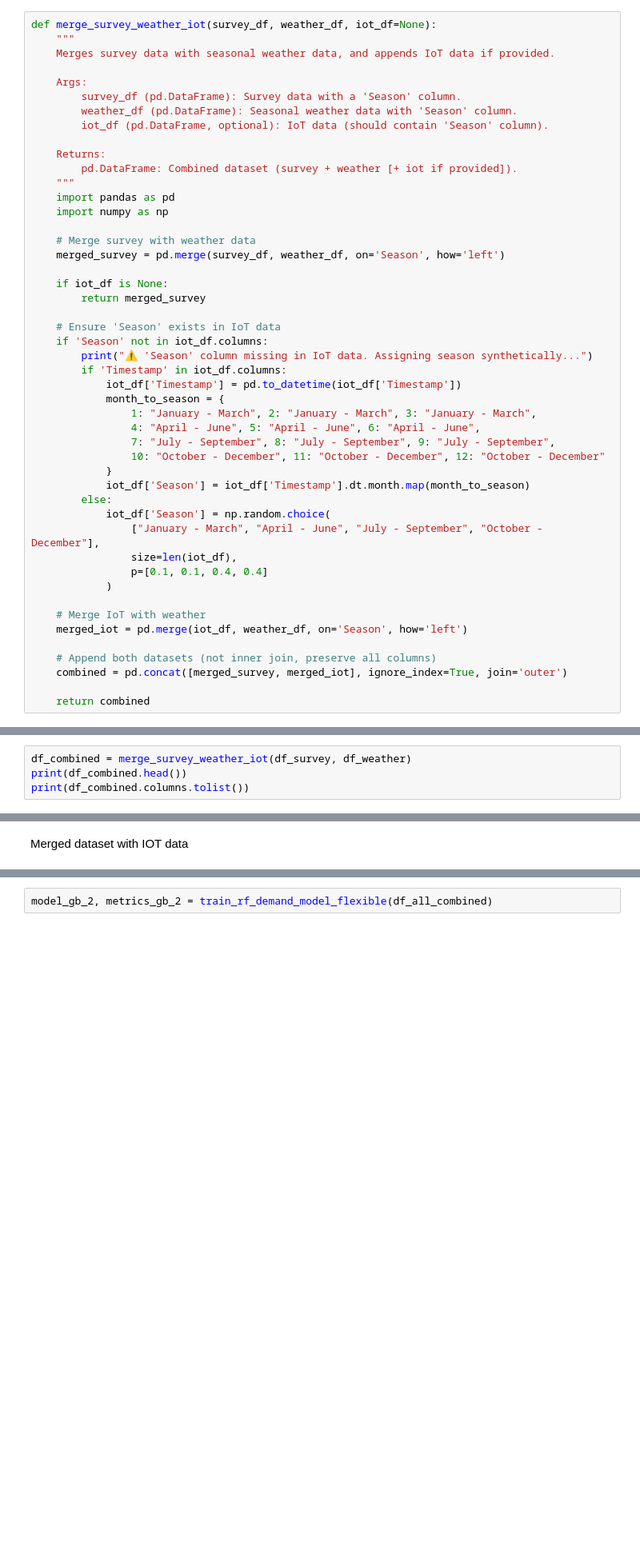
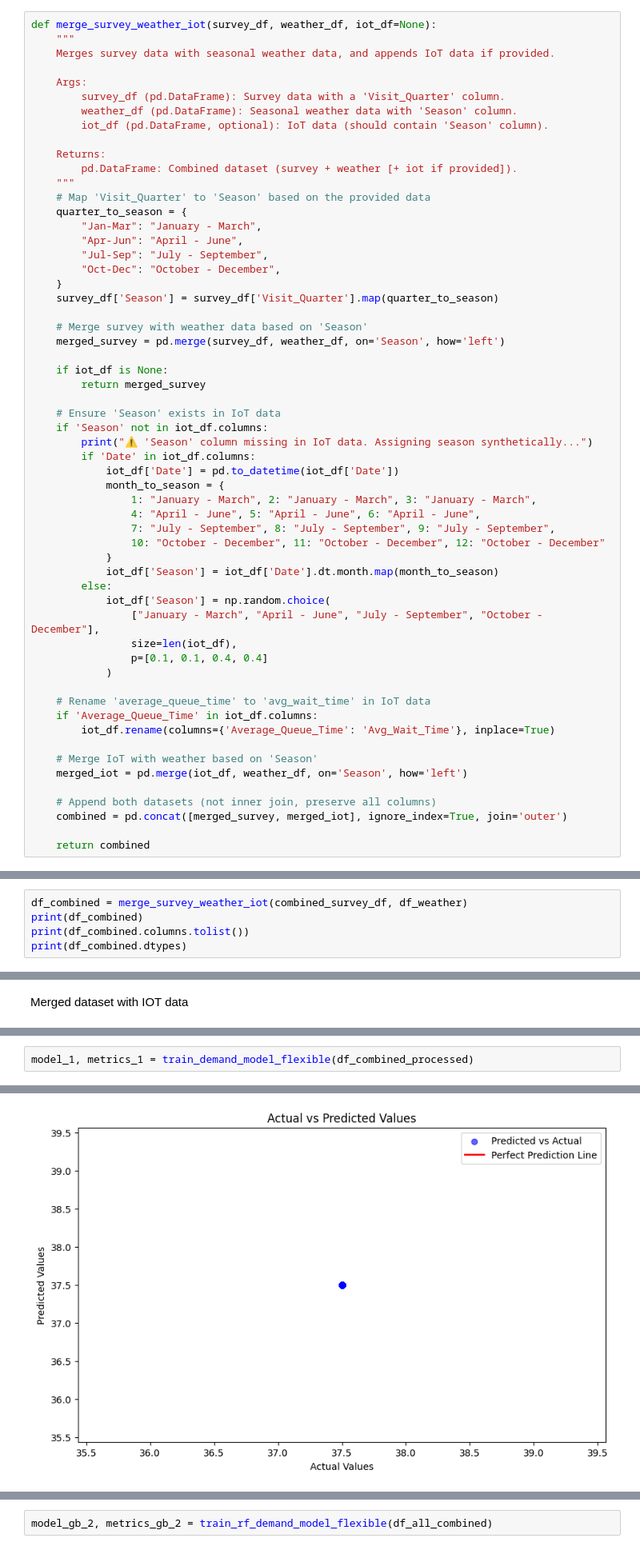
Before and after one commit to cheryllfid-s/data-science-guest-experience, a Jupyter notebook: Scripts/Subgroup_B/cecil predict demand model.ipynb, the cells around one changed output, grey strips where cells are left out. Shown at 80% size. Cells and saved outputs as stored; diff of their text form; blank space fills up the shorter version.

Commit message:
fixed modelling problem with demand prediction

```diff
--- a/Scripts/Subgroup_B/cecil predict demand model.ipynb
+++ b/Scripts/Subgroup_B/cecil predict demand model.ipynb
@@ -439,17 +561,23 @@ def merge_survey_weather_iot(survey_df, weather_df, iot_df=None):
     Merges survey data with seasonal weather data, and appends IoT data if provided.
 
     Args:
-        survey_df (pd.DataFrame): Survey data with a 'Season' column.
+        survey_df (pd.DataFrame): Survey data with a 'Visit_Quarter' column.
         weather_df (pd.DataFrame): Seasonal weather data with 'Season' column.
         iot_df (pd.DataFrame, optional): IoT data (should contain 'Season' column).
 
     Returns:
         pd.DataFrame: Combined dataset (survey + weather [+ iot if provided]).
     """
-    import pandas as pd
-    import numpy as np
+    # Map 'Visit_Quarter' to 'Season' based on the provided data
+    quarter_to_season = {
+        "Jan-Mar": "January - March",
+        "Apr-Jun": "April - June",
+        "Jul-Sep": "July - September",
+        "Oct-Dec": "October - December",
+    }
+    survey_df['Season'] = survey_df['Visit_Quarter'].map(quarter_to_season)
 
-    # Merge survey with weather data
+    # Merge survey with weather data based on 'Season'
     merged_survey = pd.merge(survey_df, weather_df, on='Season', how='left')
 
     if iot_df is None:
@@ -458,15 +586,15 @@ def merge_survey_weather_iot(survey_df, weather_df, iot_df=None):
     # Ensure 'Season' exists in IoT data
     if 'Season' not in iot_df.columns:
         print("⚠️ 'Season' column missing in IoT data. Assigning season synthetically...")
-        if 'Timestamp' in iot_df.columns:
-            iot_df['Timestamp'] = pd.to_datetime(iot_df['Timestamp'])
+        if 'Date' in iot_df.columns:
+            iot_df['Date'] = pd.to_datetime(iot_df['Date'])
             month_to_season = {
                 1: "January - March", 2: "January - March", 3: "January - March",
                 4: "April - June", 5: "April - June", 6: "April - June",
                 7: "July - September", 8: "July - September", 9: "July - September",
                 10: "October - December", 11: "October - December", 12: "October - December"
             }
-            iot_df['Season'] = iot_df['Timestamp'].dt.month.map(month_to_season)
+            iot_df['Season'] = iot_df['Date'].dt.month.map(month_to_season)
         else:
             iot_df['Season'] = np.random.choice(
                 ["January - March", "April - June", "July - September", "October - December"],
@@ -474,7 +602,11 @@ def merge_survey_weather_iot(survey_df, weather_df, iot_df=None):
                 p=[0.1, 0.1, 0.4, 0.4]
             )
 
-    # Merge IoT with weather
+    # Rename 'average_queue_time' to 'avg_wait_time' in IoT data
+    if 'Average_Queue_Time' in iot_df.columns:
+        iot_df.rename(columns={'Average_Queue_Time': 'Avg_Wait_Time'}, inplace=True)
+
+    # Merge IoT with weather based on 'Season'
     merged_iot = pd.merge(iot_df, weather_df, on='Season', how='left')
 
     # Append both datasets (not inner join, preserve all columns)
@@ -485,7 +617,8 @@ def merge_survey_weather_iot(survey_df, weather_df, iot_df=None):
 ### Merged dataset without IOT data
 To put into model later to check the effect of just survey and weather data on the accuracy of the model
 # %%
-df_combined = merge_survey_weather_iot(df_survey, df_weather)
-print(df_combined.head())
+df_combined = merge_survey_weather_iot(combined_survey_df, df_weather)
+print(df_combined)
 print(df_combined.columns.tolist())
+print(df_combined.dtypes)
 # %% [output]
@@ -689,0 +895,3 @@ MAE: 15.8256
+# %%
+model_1, metrics_1 = train_demand_model_flexible(df_combined_processed)
+# %% [output]
@@ -690,3 +907,4 @@ MAE: 15.8256
+[figure, added]
 # %% [markdown]
 ### Training model with IOT data
 Evaluation of model training with IOT data shows that model performs better when IOT data is not involved. This suggests that this model may perhaps be too simple to handle the IOT data, either that or that the synthetically-generated IOT data does not replicate the correlation between the features to the predicted demand enough to be helpful for the model.
```
Also changed, not shown: parts of 16 cells of this notebook.
